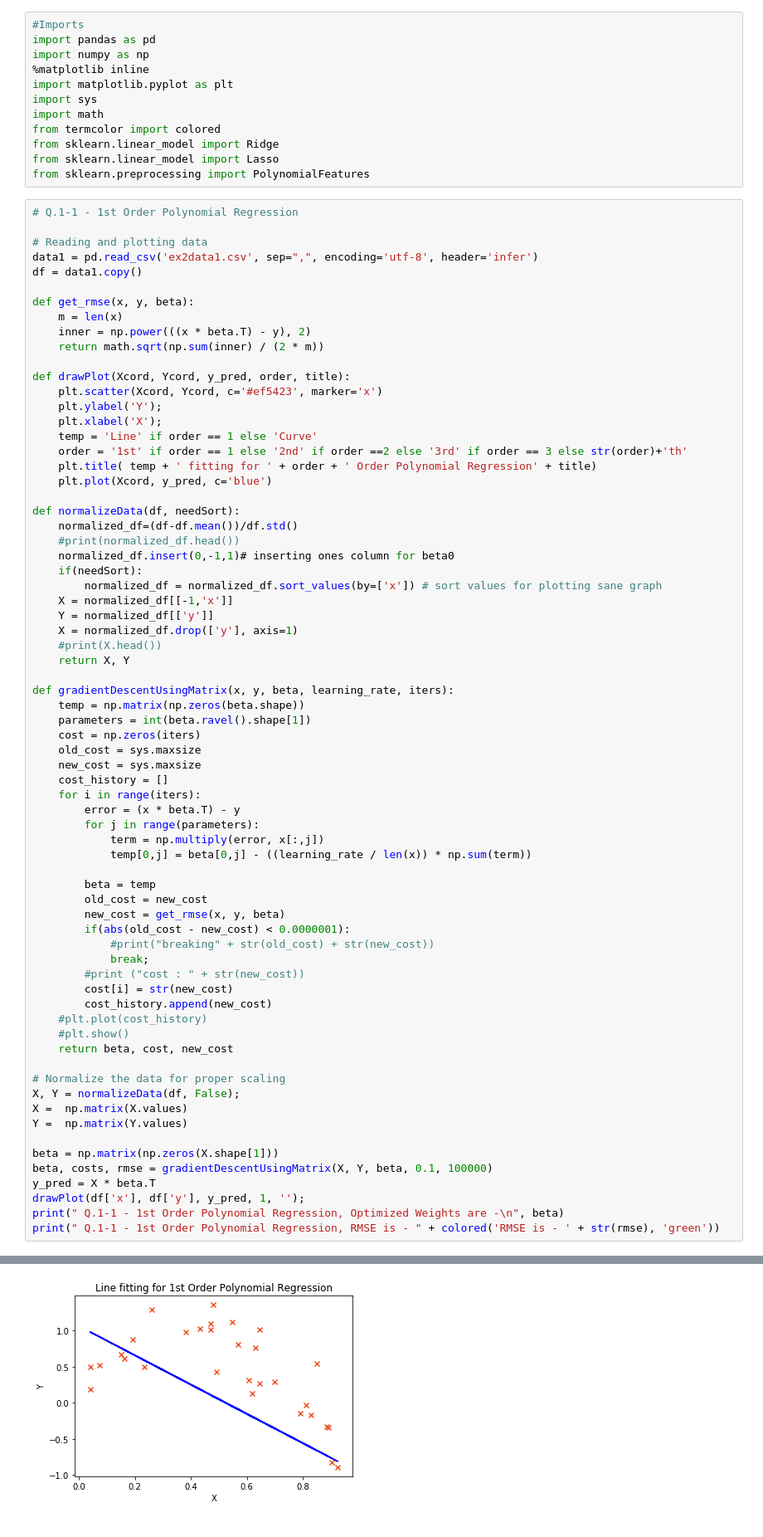
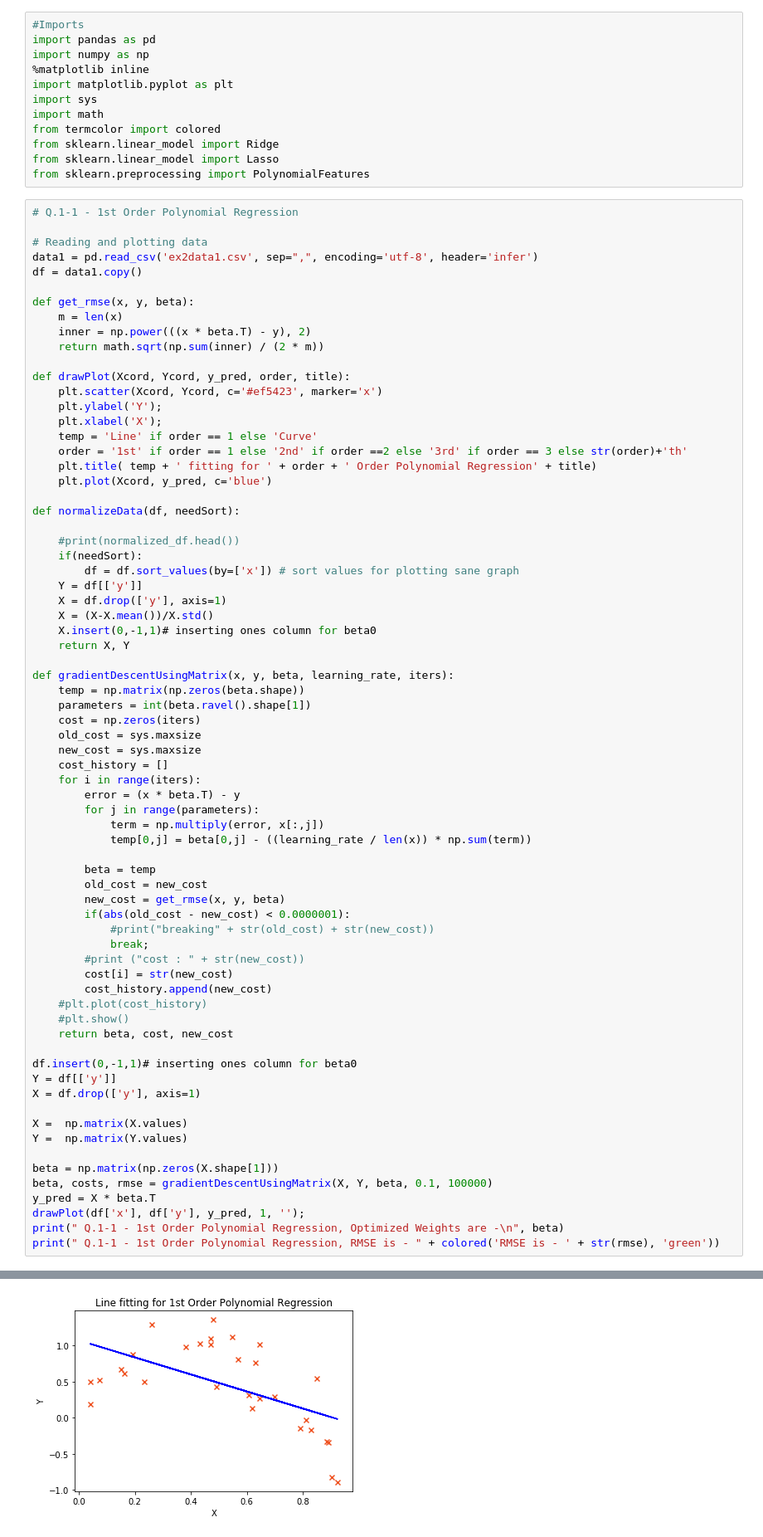
Before and after one commit to MeenakshiParyani/Polynomial-Regression, a Jupyter notebook: Polynomial-Regression.ipynb, the cells around one changed output, grey strips where cells are left out. Shown: that part at 83% size. Saved outputs shown, nothing was run; the diff lists cells and outputs as text.

```diff
--- a/Polynomial-Regression.ipynb
+++ b/Polynomial-Regression.ipynb
@@ -32,15 +32,14 @@ def drawPlot(Xcord, Ycord, y_pred, order, title):
     plt.plot(Xcord, y_pred, c='blue')
 
 def normalizeData(df, needSort):
-    normalized_df=(df-df.mean())/df.std()
+
     #print(normalized_df.head())
-    normalized_df.insert(0,-1,1)# inserting ones column for beta0
     if(needSort):
-        normalized_df = normalized_df.sort_values(by=['x']) # sort values for plotting sane graph
-    X = normalized_df[[-1,'x']]
-    Y = normalized_df[['y']]
-    X = normalized_df.drop(['y'], axis=1)
-    #print(X.head())
+        df = df.sort_values(by=['x']) # sort values for plotting sane graph
+    Y = df[['y']]
+    X = df.drop(['y'], axis=1)
+    X = (X-X.mean())/X.std()
+    X.insert(0,-1,1)# inserting ones column for beta0
     return X, Y
 
 def gradientDescentUsingMatrix(x, y, beta, learning_rate, iters):
@@ -69,8 +68,10 @@ def gradientDescentUsingMatrix(x, y, beta, learning_rate, iters):
     #plt.show()
     return beta, cost, new_cost
 
-# Normalize the data for proper scaling
-X, Y = normalizeData(df, False);
+df.insert(0,-1,1)# inserting ones column for beta0
+Y = df[['y']]
+X = df.drop(['y'], axis=1)
+
 X =  np.matrix(X.values)
 Y =  np.matrix(Y.values)
 
@@ -87,4 +88,4 @@ print(" Q.1-1 - 1st Order Polynomial Regression, RMSE is - " + colored('RMSE is
-[figure, old version]
+[figure, new version]
 # %%
 # Q.1-2 - 2nd Order Polynomial Regression
 
```
Also changed, not shown: parts of 7 cells of this notebook.
